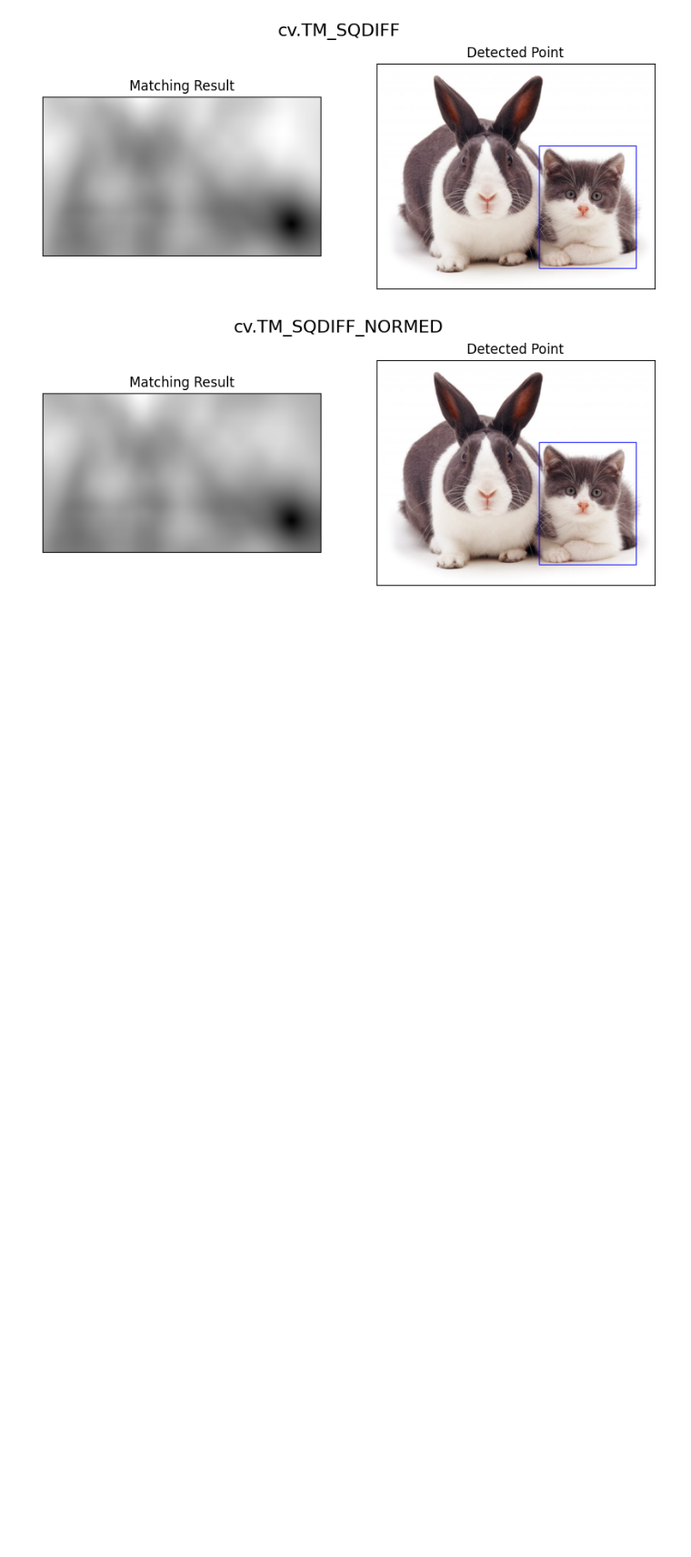
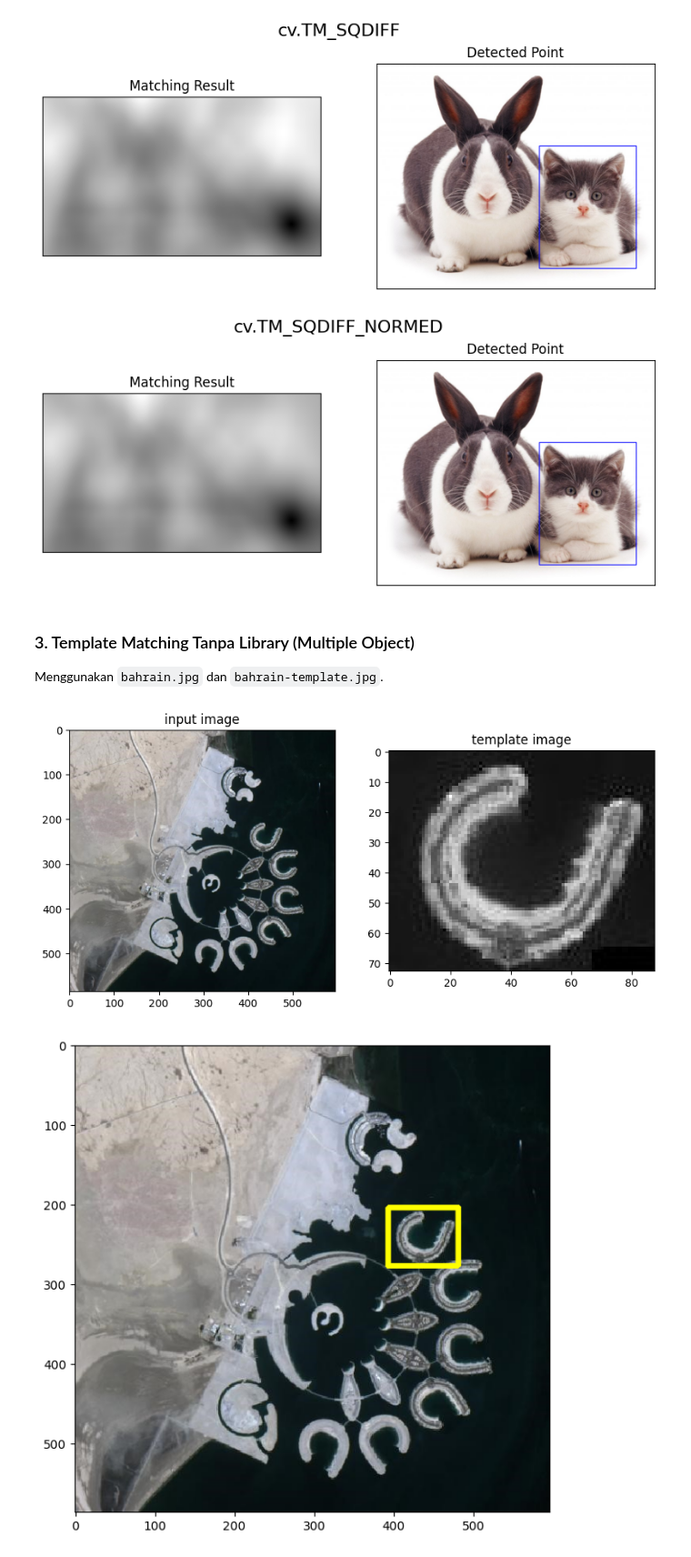
Before and after one commit to AlfredaDhaifullah04/PCVK_Ganjil_2026, a Jupyter notebook: PCVK_M10_W10.ipynb, the cells around one changed output. Shown at 91% size. Cells and saved outputs as stored; diff of their text form; code cells hidden in the pictures; blank space fills up the shorter version.

Commit message:
mengimplementasi template matching tanpa library dan edge detection

```diff
--- a/PCVK_M10_W10.ipynb
+++ b/PCVK_M10_W10.ipynb
@@ -65,3 +67,30 @@ for meth in methods:
 [figure]
 [figure]
 [figure]
+# %% [markdown]
+### 3. Template Matching Tanpa Library (Multiple Object)
+Menggunakan `bahrain.jpg` dan `bahrain-template.jpg`.
+# %%
+img_rgb = cv.imread('/content/drive/MyDrive/Colab Notebooks/semester 5/PCVk/foto /Modul 10/bahrain.jpg')
+img_gray = cv.cvtColor(img_rgb, cv.COLOR_BGR2GRAY)
+template = cv.imread('/content/drive/MyDrive/Colab Notebooks/semester 5/PCVk/foto /Modul 10/bahrain-template.jpg', 0)
+w, h = template.shape[::-1]
+
+plt.figure(figsize=(10,5))
+plt.subplot(121), plt.imshow(cv.cvtColor(img_rgb, cv.COLOR_BGR2RGB)), plt.title('input image')
+plt.subplot(122), plt.imshow(template, cmap='gray'), plt.title('template image')
+plt.show()
+
+res = cv.matchTemplate(img_gray, template, cv.TM_CCOEFF_NORMED)
+threshold = 0.8
+loc = np.where(res >= threshold)
+
+for pt in zip(*loc[::-1]):
+    cv.rectangle(img_rgb, pt, (pt[0] + w, pt[1] + h), (0,255,255), 2)
+
+plt.figure(figsize=(7,7))
+plt.imshow(cv.cvtColor(img_rgb, cv.COLOR_BGR2RGB))
+plt.show()
+# %% [output]
+[figure, added]
+[figure, added]
```
Also changed, not shown: parts of 3 cells of this notebook.
